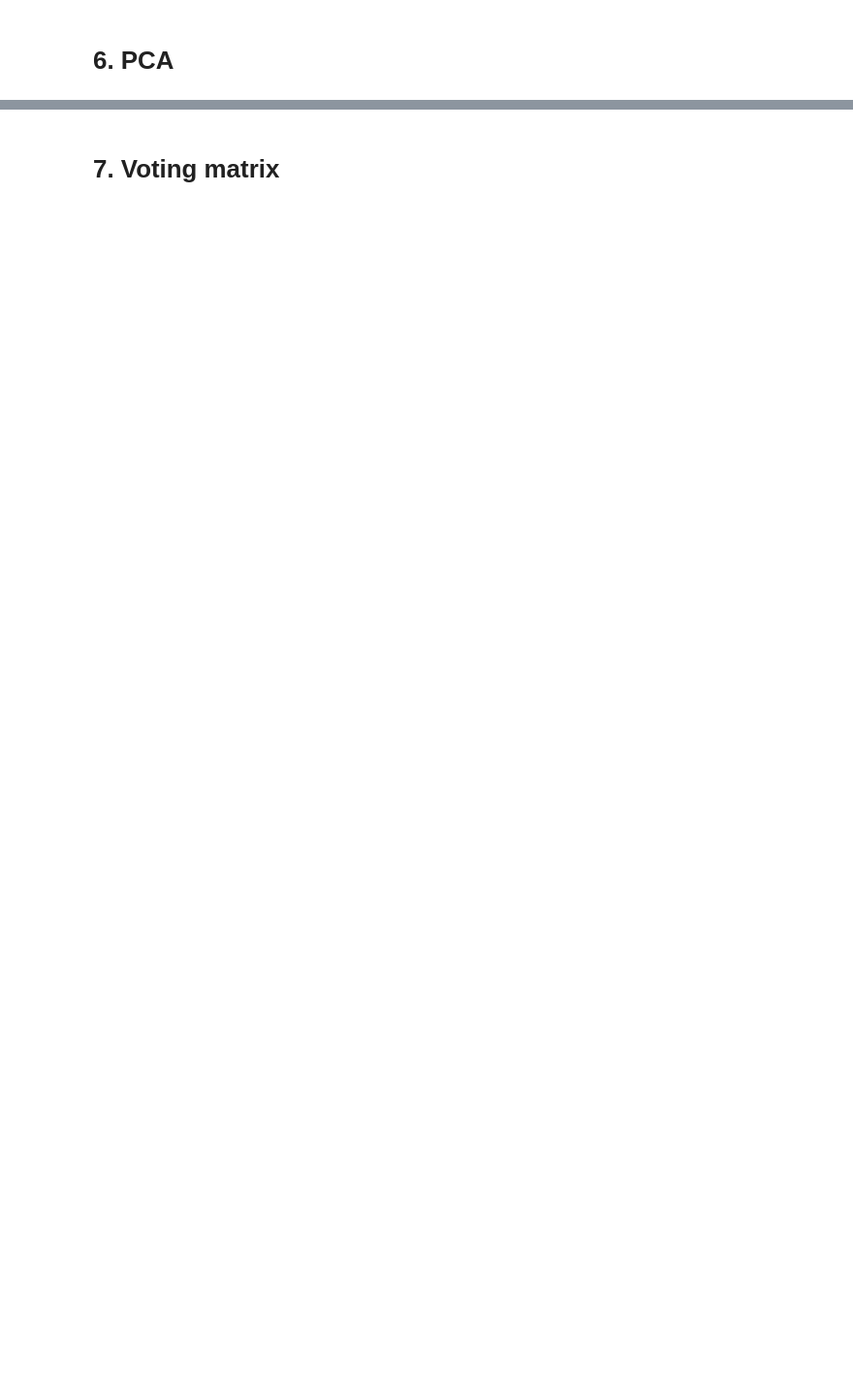
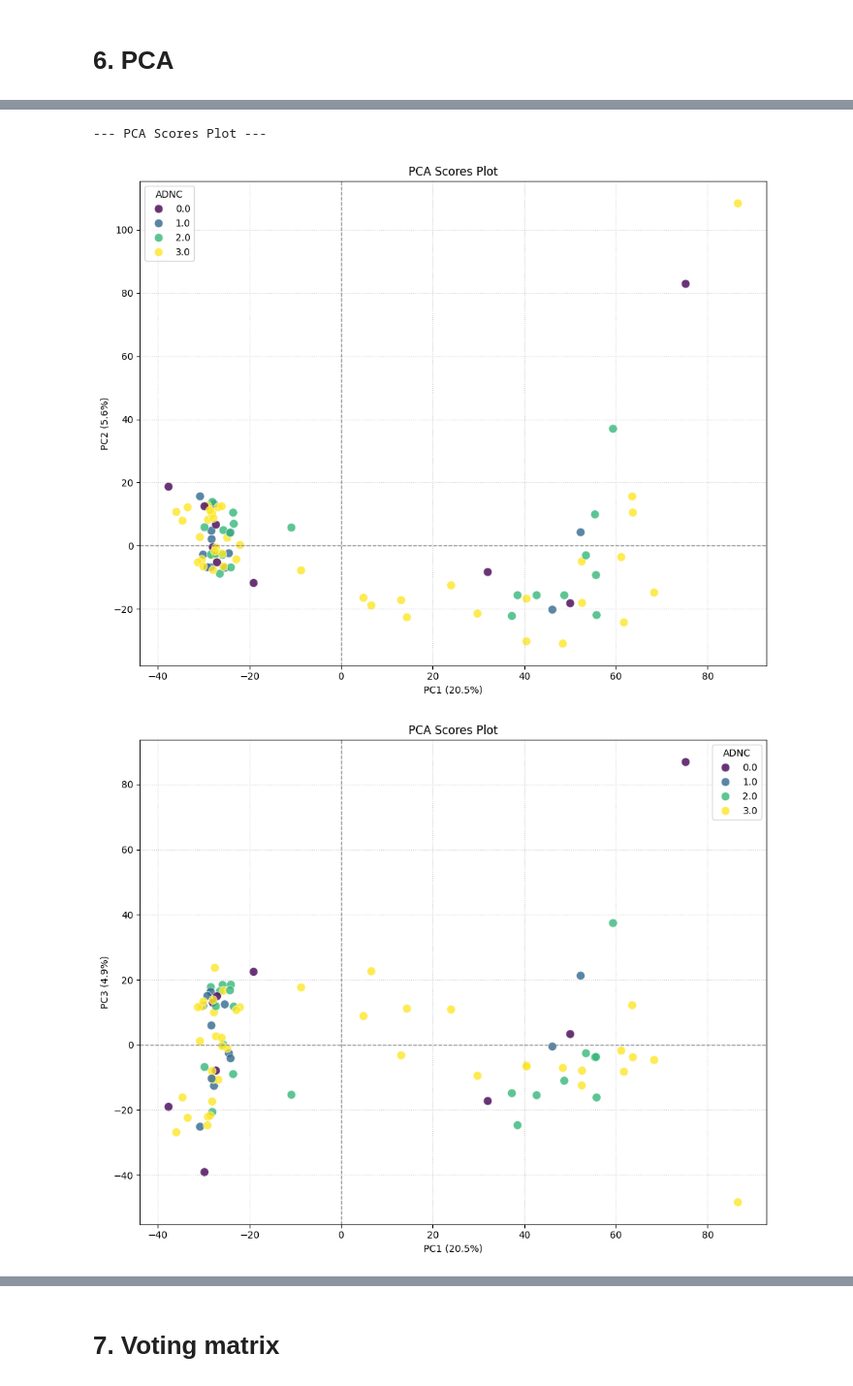
Before and after one commit to paulinapglz99/Feature-Selection-DREAMAD, a Jupyter notebook: EDA.ipynb, the cells around one changed output, grey strips where cells are left out. Shown at 97% size. Cells and saved outputs as stored; diff of their text form; code cells hidden in the pictures; blank space fills up the shorter version.

```diff
--- a/EDA.ipynb
+++ b/EDA.ipynb
@@ -1012,0 +902,2 @@ def calculate_mi_vi_matrix(df: pd.DataFrame, target_vars: list, n_bins: int = 10
+# %%
+ pca, pca_df, loadings_df, top_variables_pca, explained_variance_ratio, cumulative_variance = fs_pca(data,  n_components=4, n_top_variables=1000)
@@ -1012,0 +922,52 @@ def calculate_mi_vi_matrix(df: pd.DataFrame, target_vars: list, n_bins: int = 10
+# %%
+#Sample Points Graph (Scores Plot)
+
+def plot_pca_scores(pca_df: pd.DataFrame, explained_variance_ratio: np.array,
+                    component_x: int = 1, component_y: int = 2,
+                    color_by: pd.Series = None, title: str = "PCA Scores Plot"):
+    """
+    Genera un gráfico de dispersión de las muestras en el espacio PCA.
+
+    Args:
+        pca_df (pd.DataFrame): DataFrame con los datos transformados (scores).
+        explained_variance_ratio (np.array): Varianza explicada por cada PC.
+        component_x (int): El número del PC para el eje X (ej. 1 para PC1).
+        component_y (int): El número del PC para el eje Y (ej. 2 para PC2).
+        color_by (pd.Series, opcional): Una serie de Pandas con una variable categórica para colorear los puntos.
+        title (str): Título del gráfico.
+    """
+    if component_x > pca_df.shape[1] or component_y > pca_df.shape[1]:
+        raise ValueError(f"Componentes {component_x} o {component_y} no disponibles. n_components fue {pca_df.shape[1]}.")
+
+    pc_x_label = f'PC{component_x}'
+    pc_y_label = f'PC{component_y}'
+
+    plt.figure(figsize=(10, 8))
+
+    if color_by is not None and len(color_by) == len(pca_df):
+        sns.scatterplot(x=pca_df[pc_x_label], y=pca_df[pc_y_label],
+                        hue=color_by, # Color por la variable categórica
+                        s=80, alpha=0.8, edgecolor='w', linewidth=0.5,
+                        palette='viridis') # Puedes cambiar la paleta
+    else:
+        sns.scatterplot(x=pca_df[pc_x_label], y=pca_df[pc_y_label],
+                        s=80, alpha=0.8, edgecolor='w', linewidth=0.5,
+                        color='skyblue') # Color por defecto
+
+    plt.title(title)
+    plt.xlabel(f'{pc_x_label} ({explained_variance_ratio[component_x-1]:.1%})')
+    plt.ylabel(f'{pc_y_label} ({explained_variance_ratio[component_y-1]:.1%})')
+    plt.grid(True, linestyle=':', alpha=0.6)
+    plt.axhline(0, color='grey', lw=1, linestyle='--')
+    plt.axvline(0, color='grey', lw=1, linestyle='--')
+    plt.tight_layout()
+    plt.show()
+
+# --- Uso ---
+print("\n--- PCA Scores Plot ---")
+plot_pca_scores(pca_df, explained_variance_ratio, color_by=data['ADNC'])
+plot_pca_scores(pca_df, explained_variance_ratio, component_x=1, component_y=3,  color_by=data['ADNC']) # Ejemplo con PC1 y PC3
+# %% [output]
+--- PCA Scores Plot ---
+[figure, added]
+[figure, added]
```
Also changed, not shown: parts of 42 cells of this notebook.
